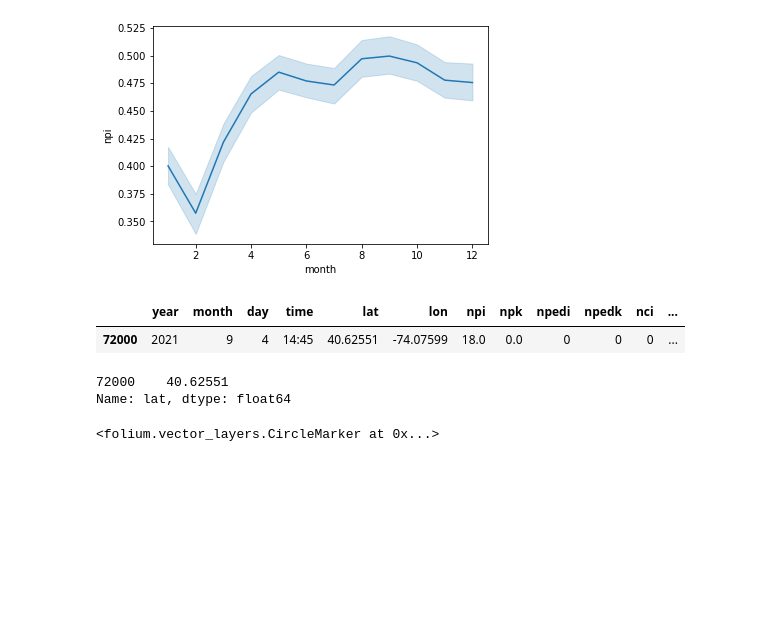
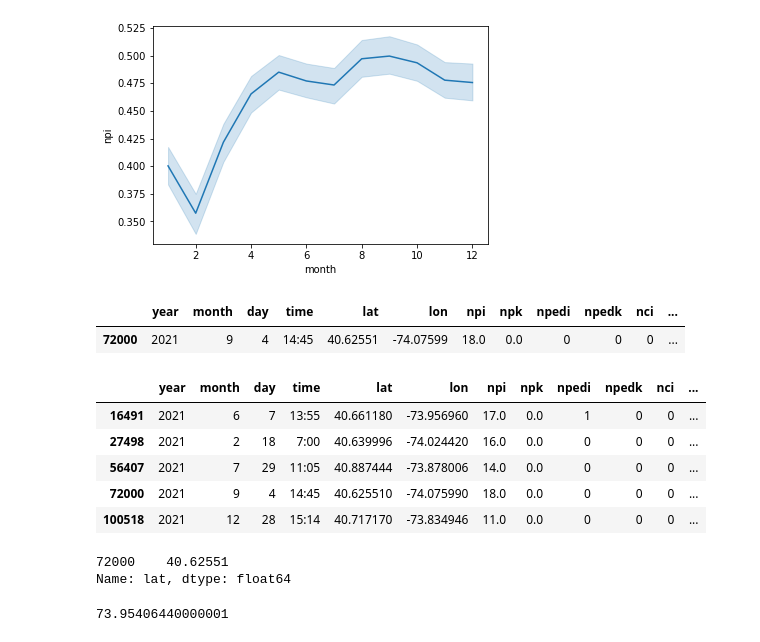
Before and after one commit to saitzaw/apache-spark-colab, a Jupyter notebook: Spark_04.ipynb, the cells around one changed output. Cells and saved outputs as stored; diff of their text form; code cells hidden in the pictures; blank space fills up the shorter version.

```diff
--- a/Spark_04.ipynb
+++ b/Spark_04.ipynb
@@ -305,6 +307,15 @@ pd_df_21.loc[pd_df_21['npi'] > 17]
 # %% [output]
 |  | year | month | day | time | lat | lon | npi | npk | npedi | npedk | nci | ... |
 | 72000 | 2021 | 9 | 4 | 14:45 | 40.62551 | -74.07599 | 18.0 | 0.0 | 0 | 0 | 0 | ... |
+# %%
+pd_df_21.loc[pd_df_21['npi'] > 10]
+# %% [output]
+|  | year | month | day | time | lat | lon | npi | npk | npedi | npedk | nci | ... |
+| 16491 | 2021 | 6 | 7 | 13:55 | 40.661180 | -73.956960 | 17.0 | 0.0 | 1 | 0 | 0 | ... |
+| 27498 | 2021 | 2 | 18 | 7:00 | 40.639996 | -74.024420 | 16.0 | 0.0 | 0 | 0 | 0 | ... |
+| 56407 | 2021 | 7 | 29 | 11:05 | 40.887444 | -73.878006 | 14.0 | 0.0 | 0 | 0 | 0 | ... |
+| 72000 | 2021 | 9 | 4 | 14:45 | 40.625510 | -74.075990 | 18.0 | 0.0 | 0 | 0 | 0 | ... |
+| 100518 | 2021 | 12 | 28 | 15:14 | 40.717170 | -73.834946 | 11.0 | 0.0 | 0 | 0 | 0 | ... |
 # %%
 pd_df_21_npi_loc = pd_df_21.loc[pd_df_21['npi'] == 18]
 # %%
@@ -314,17 +325,7 @@ pd_df_21_npi_loc['lat']
 Name: lat, dtype: float64
 # %%
 import folium
-# %%
-max_npi_loc = folium.Map(location=[40.62551, -74.07599], zoom_start=20)
-tooltip = "Highest number of persion injured"
-marker = folium.CircleMarker(
-    location=[40.62551, -74.07599],
-    radius=50,
-    popup="Highest NPI",
-    color="#3186cc",
-    fill=True,
-    fill_color="#3186cc"
-    )
-marker.add_to(max_npi_loc)
-# %% [output]
-<folium.vector_layers.CircleMarker at 0x...>
+# %%
+(np.abs(-74.07599) + np.abs(-73.956960) + np.abs(-74.024420) +np.abs(-73.878006) + np.abs(-73.834946))/5
+# %% [output]
+73.95406440000001
```
Also changed, not shown: parts of 3 cells of this notebook.
